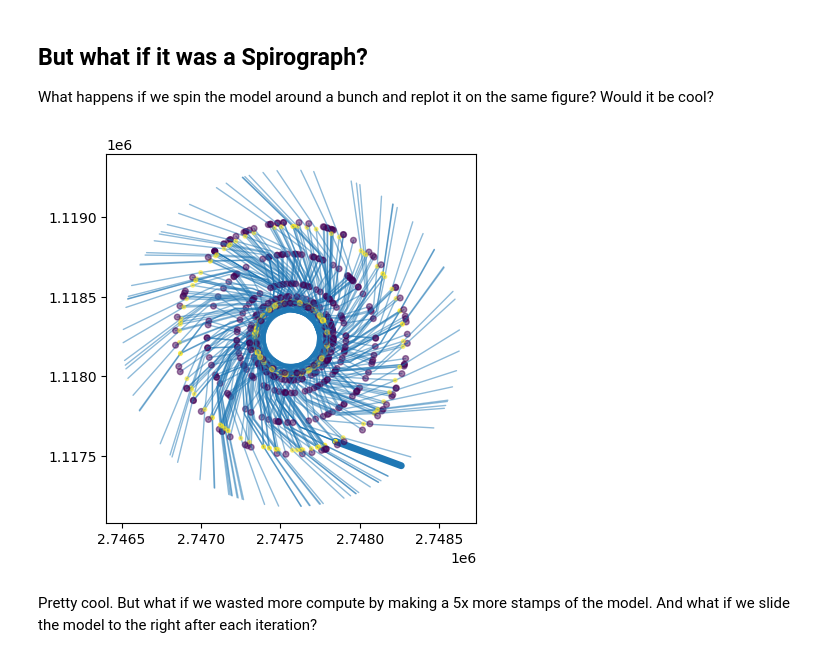
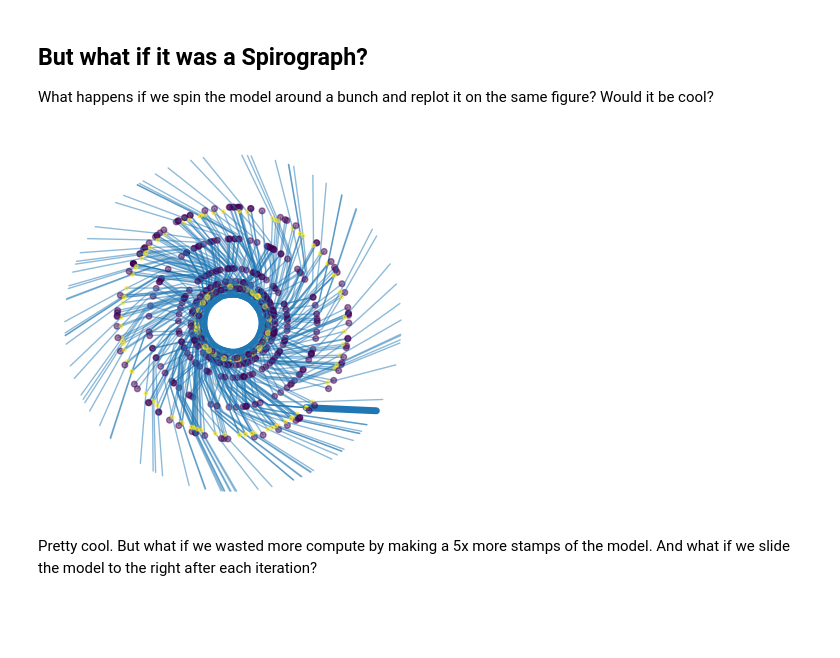
Before and after one commit to pyswmm/swmmio, a Jupyter notebook: docs/usage/making_art_with_swmm.ipynb, the cells around one changed output. Drawn from its saved outputs; the diff is of its cells as text; code cells hidden in the pictures; blank space fills up the shorter version.

```diff
--- a/docs/usage/making_art_with_swmm.ipynb
+++ b/docs/usage/making_art_with_swmm.ipynb
@@ -25,19 +25,21 @@ What happens if we spin the model around a bunch and replot it on the same figur
 # %%
 # first we'll get the centroid and the bounding box of the model
 # this is useful for rotating the model about its centroid
 (xc, yc), [x1, y1, x2, y2] = centroid_and_bbox_from_coords(jersey.inp.coordinates)
 
 # start the plot as usual
 ax = jersey.links.geodataframe.plot(linewidth=jersey.links.dataframe['Geom1'], capstyle='round')
 jersey.nodes.geodataframe.plot('MaxDepth', ax=ax, markersize='InvertElev', zorder=2)
 
 # spin that thing around
 for rads in np.arange(0, 3*3.14, 0.1):
     jersey = rotate_model(jersey,rads=rads, origin=(xc, yc))
     jersey.links.geodataframe.plot(linewidth=1, capstyle='round', ax=ax, alpha=0.5)
     jersey.nodes.geodataframe.plot('MaxDepth', ax=ax, markersize='InvertElev', zorder=2, alpha=0.5)
+
+ax.set_axis_off()
 # %% [output]
-[figure, old version]
+[figure, new version]
 # %% [markdown]
 Pretty cool. But what if we wasted more compute by making a 5x more stamps of the model. And what if we slide the model to the right after each iteration?
 # %%
```
Also changed, not shown: parts of 1 cell of this notebook.
